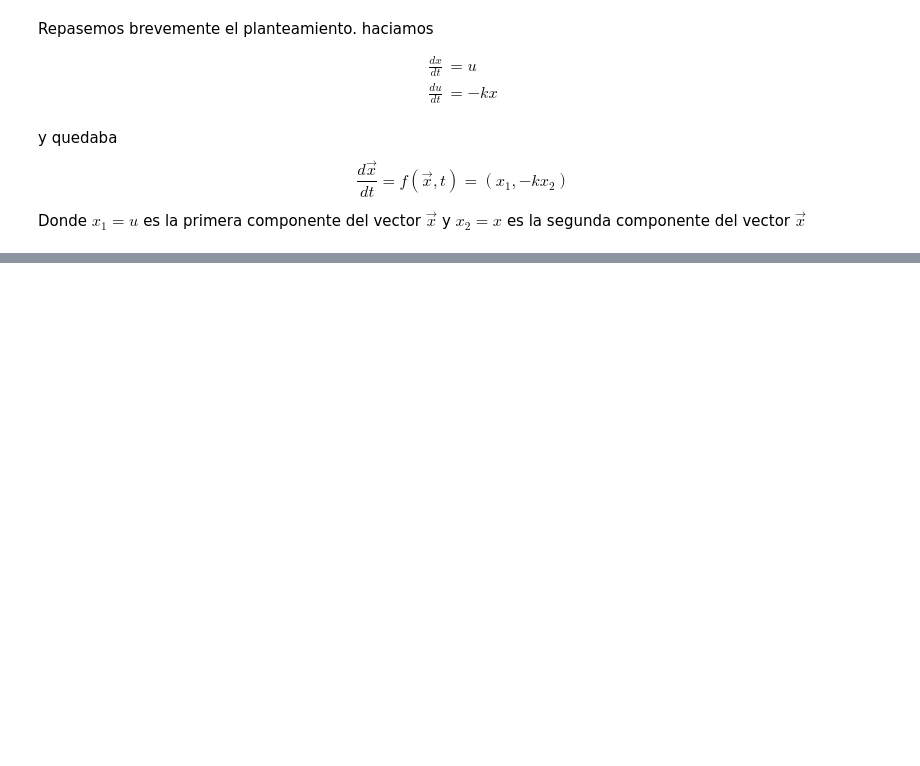
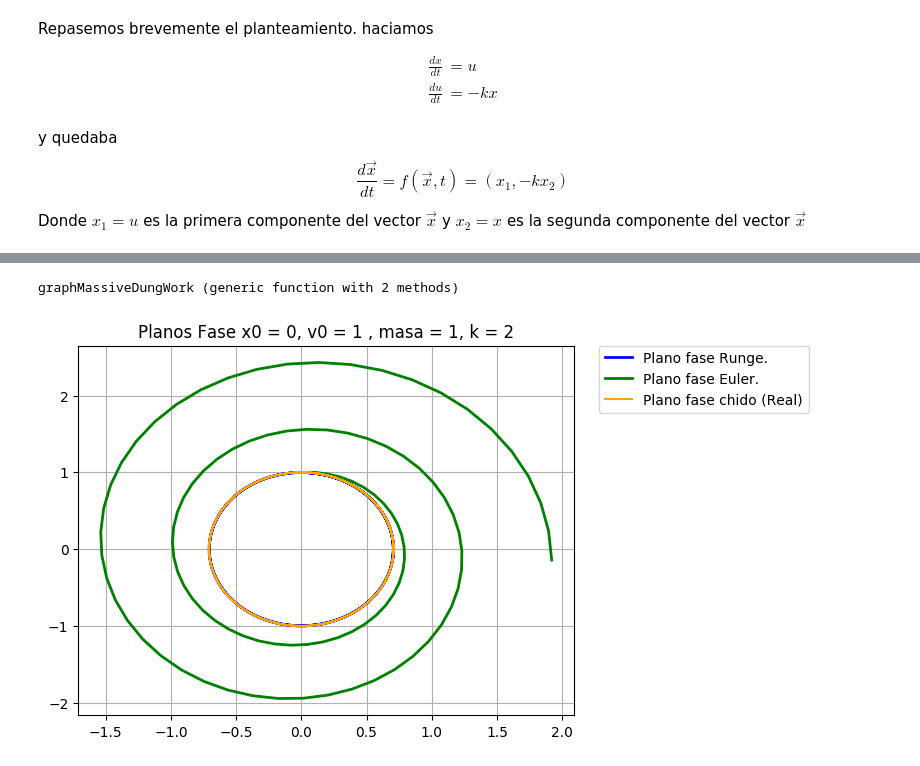
Before and after one commit to walup/Fisica_Computacional_Legaria_Pe-a, a Jupyter notebook: Tarea_12.ipynb, the cells around one changed output, grey strips where cells are left out. Drawn from its saved outputs; the diff is of its cells as text; code cells hidden in the pictures; blank space fills up the shorter version.

```diff
--- a/Tarea_12.ipynb
+++ b/Tarea_12.ipynb
@@ -352,0 +390,37 @@ plt.show()
+# %%
+#=Vamos a hacer una función que pueda graficar rapidamente para unas condiciones iniciales dadas. asi podremos graficar todo el kuso que se nos pide =#
+
+function graphMassiveDungWork(f::Function,t0,tf,realPosition::Function,realVelocity::Function,condicionesIniciales,mass,springConstant)
+
+xCord(x) = x[1]
+yCord(x) = x[2]
+
+rungeSoluciones = rungeKutta4(f,0.,10.,condicionesIniciales,0.1)
+eulerSoluciones = metodoEuler(f,0.,10.,condicionesIniciales,0.1)
+
+#=Por las condiciones iniciales que estamos dando y por que elegimos k = 1 y m=1, es claro que la solucion es simplemente cos(x) para la posicion y d(cos(x))/dx = -sin(x) para la velocidad=#
+solRealX = linspace(0,10,1000)
+
+solPosicion = realPosition.(solRealX)
+solMomento = mass*realVelocity.(solRealX)
+
+#=Graficamos los planos de fase. Notese que aun debemos multiplicar por la masa los arreglos de velocidad obtenidos con Runge Kutte y Euler. =#
+
+plt = PyPlot
+plt.figure()
+plt.title( "Planos Fase x0 = $(condicionesIniciales[1]), v0 = $(condicionesIniciales[2]) , masa = $(mass), k = $(springConstant)")
+plt.grid()
+plt.plot(xCord.(rungeSoluciones[2]),mass*yCord.(rungeSoluciones[2]),color = "blue",label = "Plano fase Runge. ",linewidth =2)
+plt.plot(xCord.(eulerSoluciones[2]),mass*yCord.(eulerSoluciones[2]),color = "green",label = "Plano fase Euler. ",linewidth =2)
+plt.plot(solPosicion,solMomento,color = "orange",label = "Plano fase chido (Real)")
+legend(bbox_to_anchor=[1.05,1],loc=2,borderaxespad=0)
+plt.show()
+end
+# %% [output]
+graphMassiveDungWork (generic function with 2 methods)
+# %%
+
+#=Ejemplo 1 . vems que runge concuerda, mientras que euler se va alejando. =#
+graphMassiveDungWork((x,t)->[x[2],-2*x[1]],0.,10.,x->(1/sqrt(2))*sin(sqrt(2)*x),x->cos(sqrt(2)*x),[0,1],1,2)
+# %% [output]
+[figure, added]
```
Also changed, not shown: parts of 8 cells of this notebook.
